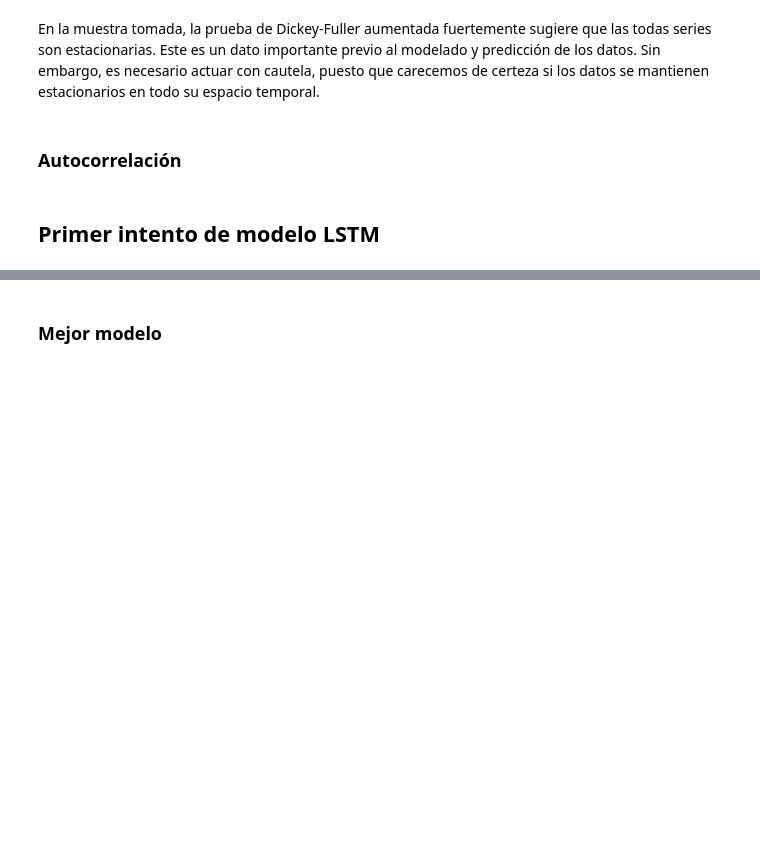
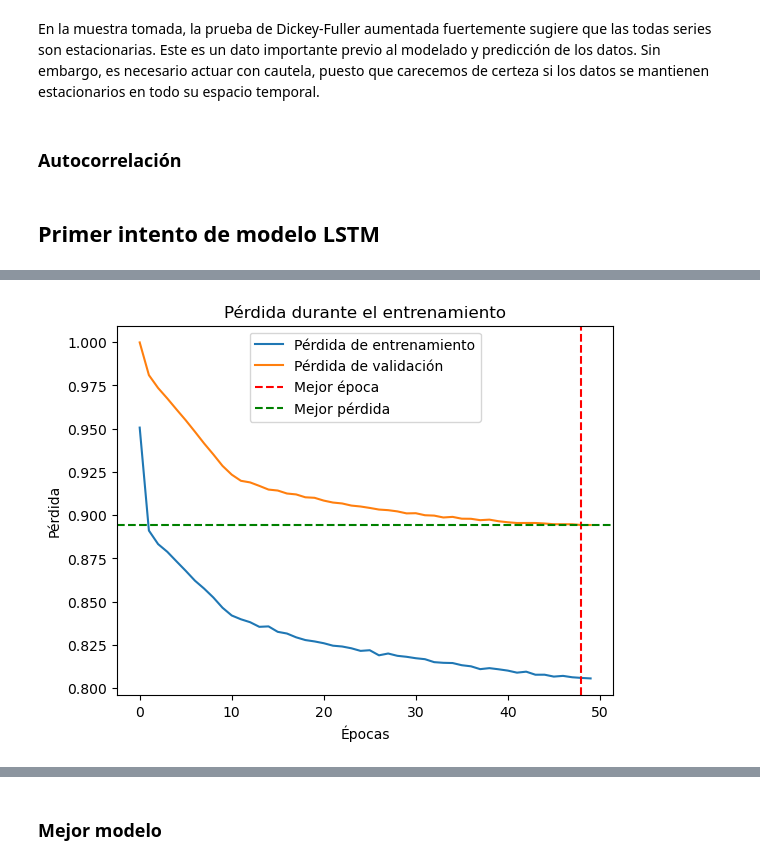
Before and after one commit to IFTrejoM/Binance-price-volatility-predictions-LSTM, a Jupyter notebook: binance.ipynb, the cells around one changed output, grey strips where cells are left out. Drawn from its saved outputs; the diff is of its cells as text; code cells hidden in the pictures; blank space fills up the shorter version.

```diff
--- a/binance.ipynb
+++ b/binance.ipynb
@@ -880,2 +871,24 @@ plt.show()
+# %%
+train_history_df = pd.DataFrame(train_history)
+
+# Plotear los resultados del entrenamiento:
+plt.plot(train_history_df['loss'], label='Pérdida de entrenamiento')
+plt.plot(train_history_df['val_loss'], label='Pérdida de validación')
+
+# Obtener el índice (época) del mejor valor de pérdida de validación
+best_epoch = train_history_df['val_loss'].idxmin()
+best_loss = train_history_df['val_loss'].min()
+
+# Agregar líneas punteadas al gráfico
+plt.axvline(x=best_epoch, color='r', linestyle='--', label='Mejor época')
+plt.axhline(y=best_loss, color='g', linestyle='--', label='Mejor pérdida')
+
+plt.title('Pérdida durante el entrenamiento')
+plt.xlabel('Épocas')
+plt.ylabel('Pérdida')
+plt.legend()
+plt.show()
+# %% [output]
+[figure, added]
 # %%
 # Hacer predicciones
```
Also changed, not shown: parts of 23 cells of this notebook, 5 other files.
